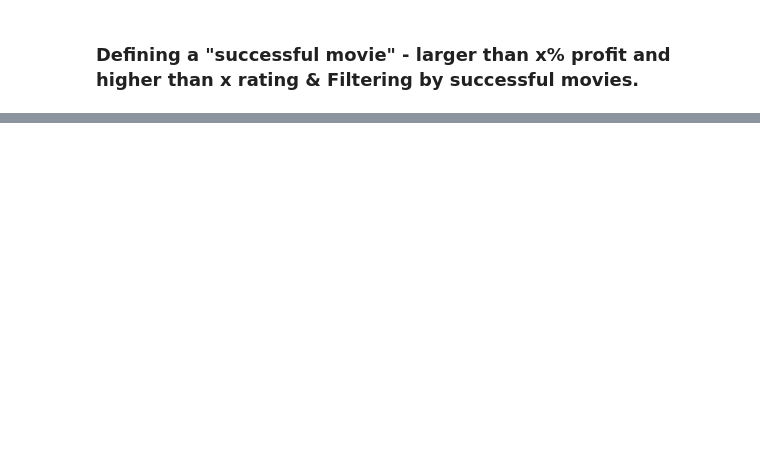
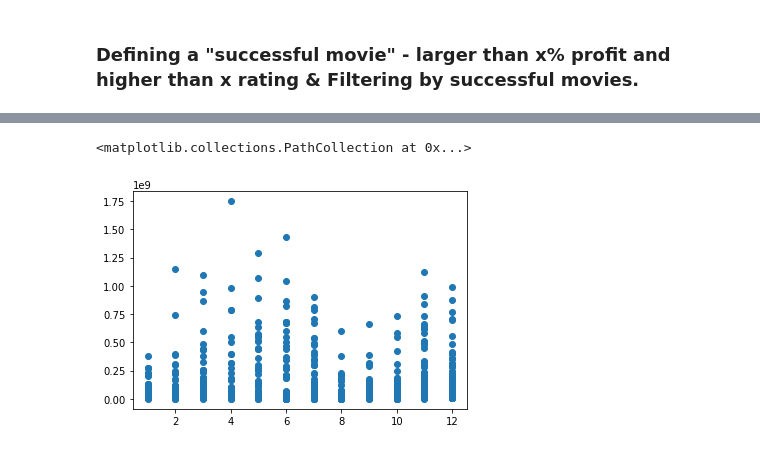
Before and after one commit to ebtezcan/dsc-phase-1-project, a Jupyter notebook: student.ipynb, the cells around one changed output, grey strips where cells are left out. Cells and saved outputs as stored; diff of their text form; code cells hidden in the pictures; blank space fills up the shorter version.

```diff
--- a/student.ipynb
+++ b/student.ipynb
@@ -471,0 +658,5 @@ AttributeError: 'list' object has no attribute 'unique'
+# %%
+plt.scatter(x=imdb_tn_filtered['release_mo_num'], y=imdb_tn_filtered['profit'])
+# %% [output]
+<matplotlib.collections.PathCollection at 0x...>
+[figure, added]
```
Also changed, not shown: parts of 34 cells of this notebook.
